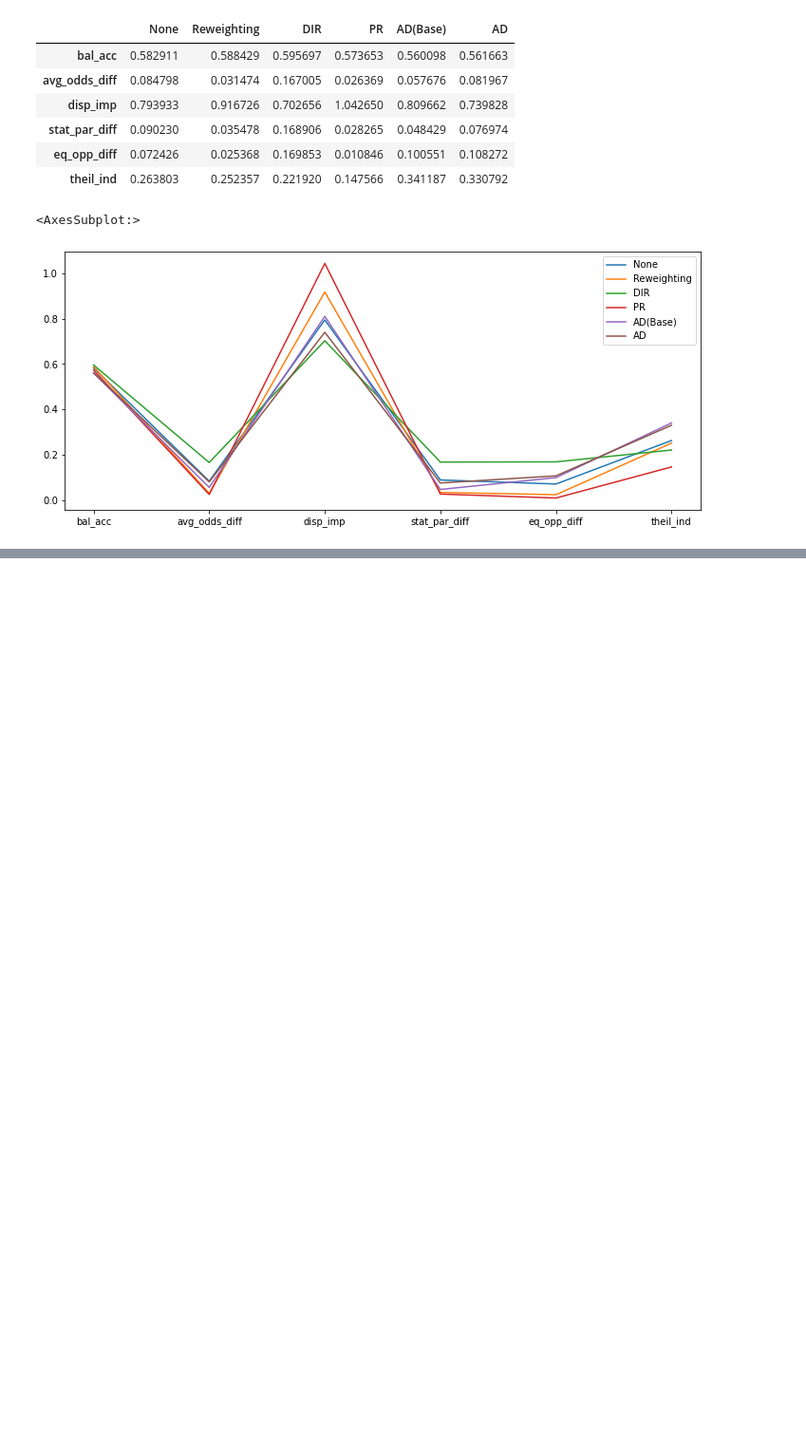
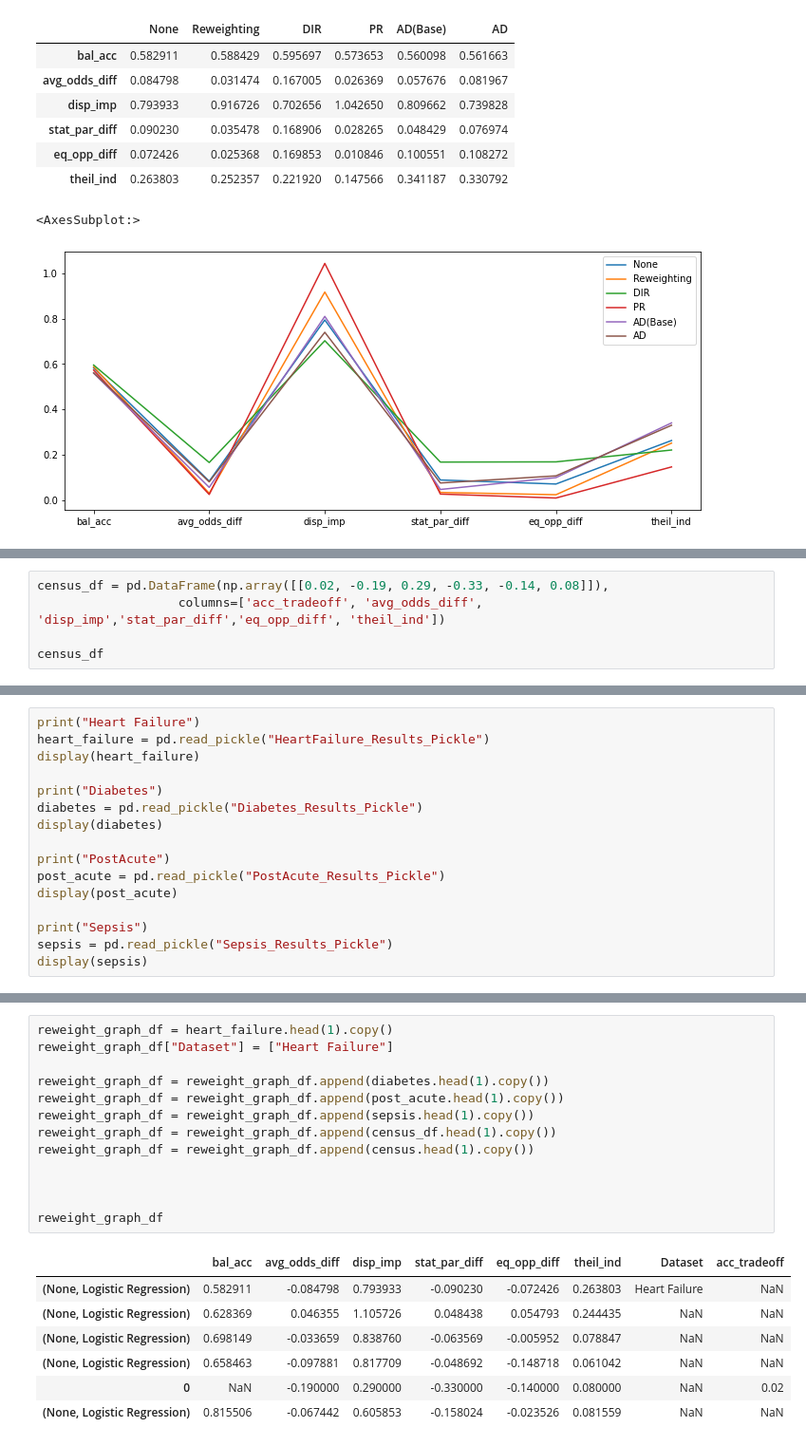
Before and after one commit to sujinjian/BiasMitigationProject, a Jupyter notebook: Main-AnalysisGraphs.ipynb, the cells around one changed output, grey strips where cells are left out. Shown: that part at 95% size. Cells and saved outputs as stored; diff of their text form; blank space fills up the shorter version.

```diff
--- a/Main-AnalysisGraphs.ipynb
+++ b/Main-AnalysisGraphs.ipynb
@@ -1096,0 +1095,5 @@ post_acute.plot()
+# %%
+census_df = pd.DataFrame(np.array([[0.02, -0.19, 0.29, -0.33, -0.14, 0.08]]),
+                   columns=['acc_tradeoff', 'avg_odds_diff', 'disp_imp','stat_par_diff','eq_opp_diff', 'theil_ind'])
+
+census_df
@@ -1096,0 +1103,16 @@ post_acute.plot()
+# %%
+print("Heart Failure")
+heart_failure = pd.read_pickle("HeartFailure_Results_Pickle")
+display(heart_failure)
+
+print("Diabetes")
+diabetes = pd.read_pickle("Diabetes_Results_Pickle")
+display(diabetes)
+
+print("PostAcute")
+post_acute = pd.read_pickle("PostAcute_Results_Pickle")
+display(post_acute)
+
+print("Sepsis")
+sepsis = pd.read_pickle("Sepsis_Results_Pickle")
+display(sepsis)
@@ -1096,0 +1171,21 @@ post_acute.plot()
+# %%
+reweight_graph_df = heart_failure.head(1).copy()
+reweight_graph_df["Dataset"] = ["Heart Failure"]
+
+reweight_graph_df = reweight_graph_df.append(diabetes.head(1).copy())
+reweight_graph_df = reweight_graph_df.append(post_acute.head(1).copy())
+reweight_graph_df = reweight_graph_df.append(sepsis.head(1).copy())
+reweight_graph_df = reweight_graph_df.append(census_df.head(1).copy())
+reweight_graph_df = reweight_graph_df.append(census.head(1).copy())
+
+
+
+reweight_graph_df
+# %% [output]
+|  | bal_acc | avg_odds_diff | disp_imp | stat_par_diff | eq_opp_diff | theil_ind | Dataset | acc_tradeoff |
+| (None, Logistic Regression) | 0.582911 | -0.084798 | 0.793933 | -0.090230 | -0.072426 | 0.263803 | Heart Failure | NaN |
+| (None, Logistic Regression) | 0.628369 | 0.046355 | 1.105726 | 0.048438 | 0.054793 | 0.244435 | NaN | NaN |
+| (None, Logistic Regression) | 0.698149 | -0.033659 | 0.838760 | -0.063569 | -0.005952 | 0.078847 | NaN | NaN |
+| (None, Logistic Regression) | 0.658463 | -0.097881 | 0.817709 | -0.048692 | -0.148718 | 0.061042 | NaN | NaN |
+| 0 | NaN | -0.190000 | 0.290000 | -0.330000 | -0.140000 | 0.080000 | NaN | 0.02 |
+| (None, Logistic Regression) | 0.815506 | -0.067442 | 0.605853 | -0.158024 | -0.023526 | 0.081559 | NaN | NaN |
```
Also changed, not shown: parts of 18 cells of this notebook, 20 other files.
